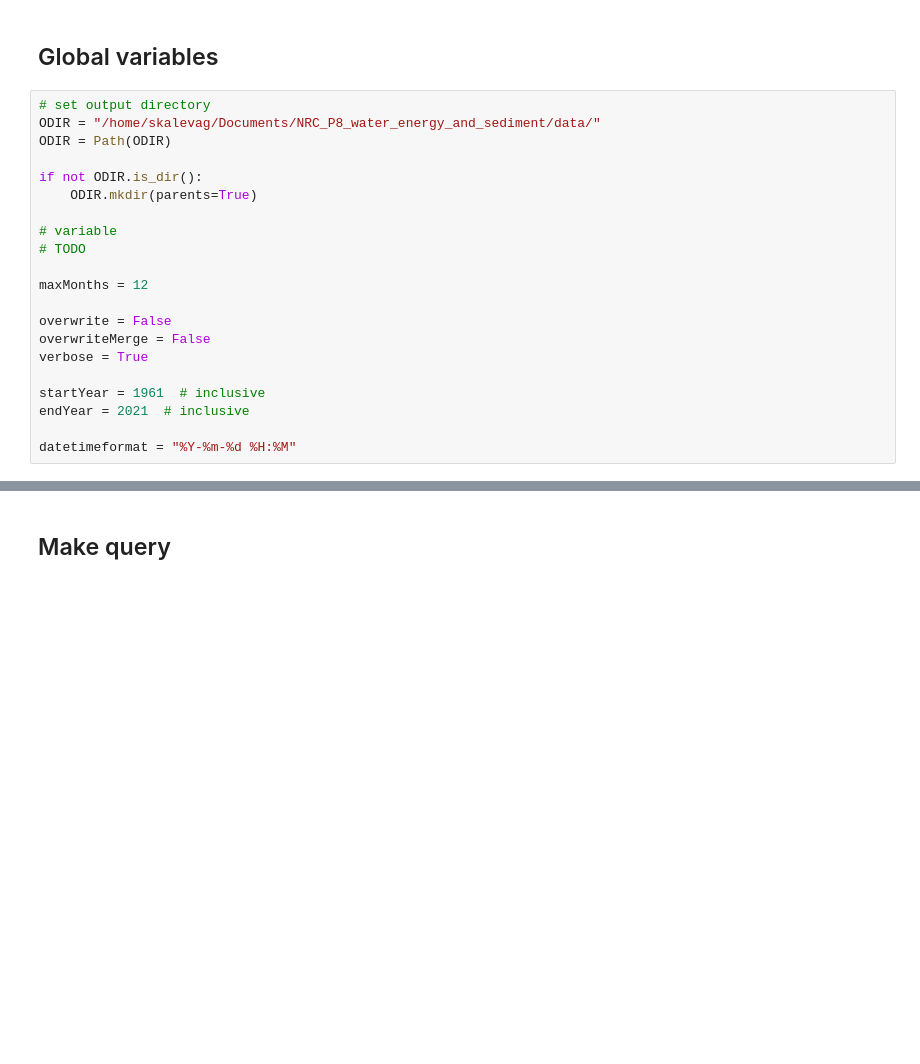
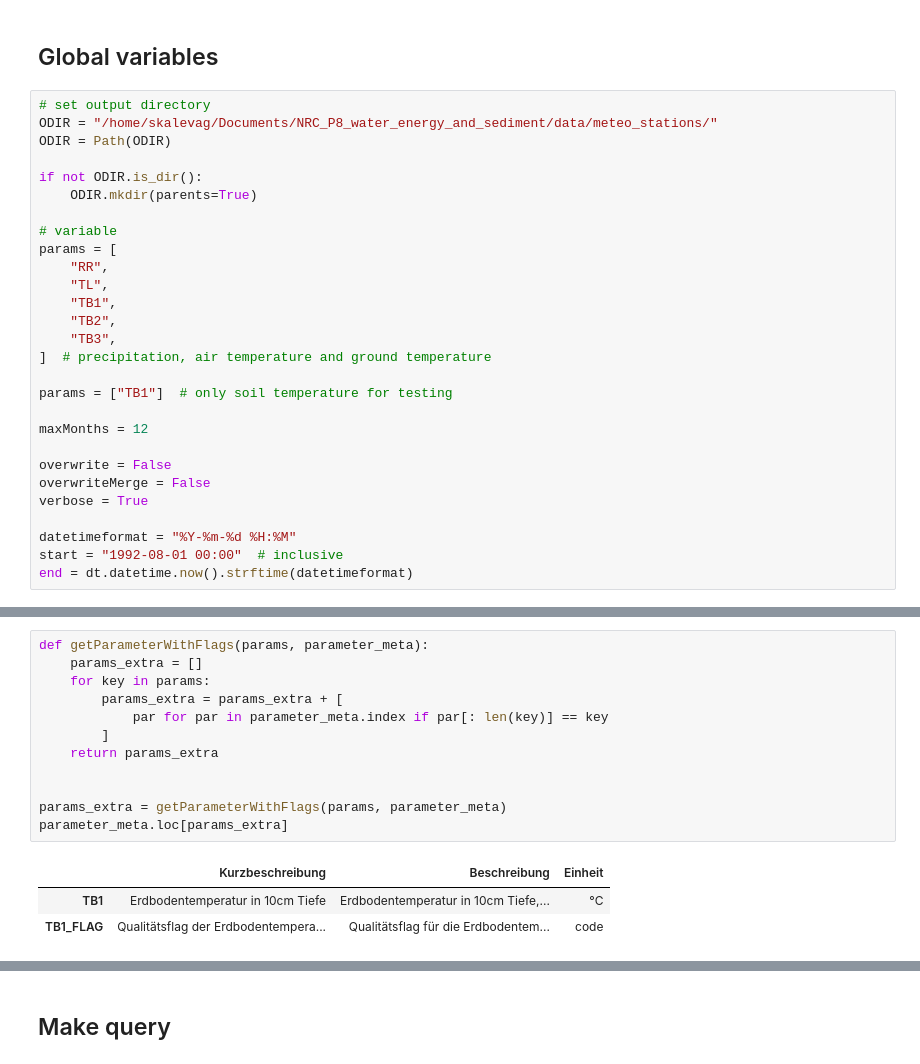
Before and after one commit to skalevag/ZAMG_data_hub_download, a Jupyter notebook: STATIONS_download.ipynb, the cells around one changed output, grey strips where cells are left out. Cells and saved outputs as stored; diff of their text form; blank space fills up the shorter version.

```diff
--- a/STATIONS_download.ipynb
+++ b/STATIONS_download.ipynb
@@ -25,14 +30,22 @@ from ZAMGdatahub import data_download, query, utils
 ## Global variables
 # %%
 # set output directory
-ODIR = "/home/skalevag/Documents/NRC_P8_water_energy_and_sediment/data/"
+ODIR = "/home/skalevag/Documents/NRC_P8_water_energy_and_sediment/data/meteo_stations/"
 ODIR = Path(ODIR)
 
 if not ODIR.is_dir():
     ODIR.mkdir(parents=True)
 
 # variable
-# TODO
+params = [
+    "RR",
+    "TL",
+    "TB1",
+    "TB2",
+    "TB3",
+]  # precipitation, air temperature and ground temperature
+
+params = ["TB1"]  # only soil temperature for testing
 
 maxMonths = 12
 
@@ -40,9 +53,8 @@ overwrite = False
 overwriteMerge = False
 verbose = True
 
-startYear = 1961  # inclusive
-endYear = 2021  # inclusive
-
 datetimeformat = "%Y-%m-%d %H:%M"
+start = "1992-08-01 00:00"  # inclusive
+end = dt.datetime.now().strftime(datetimeformat)
 # %%
 # dataset type
@@ -61,0 +128,16 @@ DatasetType.SPARTACUS
+# %%
+def getParameterWithFlags(params, parameter_meta):
+    params_extra = []
+    for key in params:
+        params_extra = params_extra + [
+            par for par in parameter_meta.index if par[: len(key)] == key
+        ]
+    return params_extra
+
+
+params_extra = getParameterWithFlags(params, parameter_meta)
+parameter_meta.loc[params_extra]
+# %% [output]
+|  | Kurzbeschreibung | Beschreibung | Einheit |
+| TB1 | Erdbodentemperatur in 10cm Tiefe | Erdbodentemperatur in 10cm Tiefe,... | °C |
+| TB1_FLAG | Qualitätsflag der Erdbodentempera... | Qualitätsflag für die Erdbodentem... | code |
```
Also changed, not shown: parts of 14 cells of this notebook, 17 other files.
